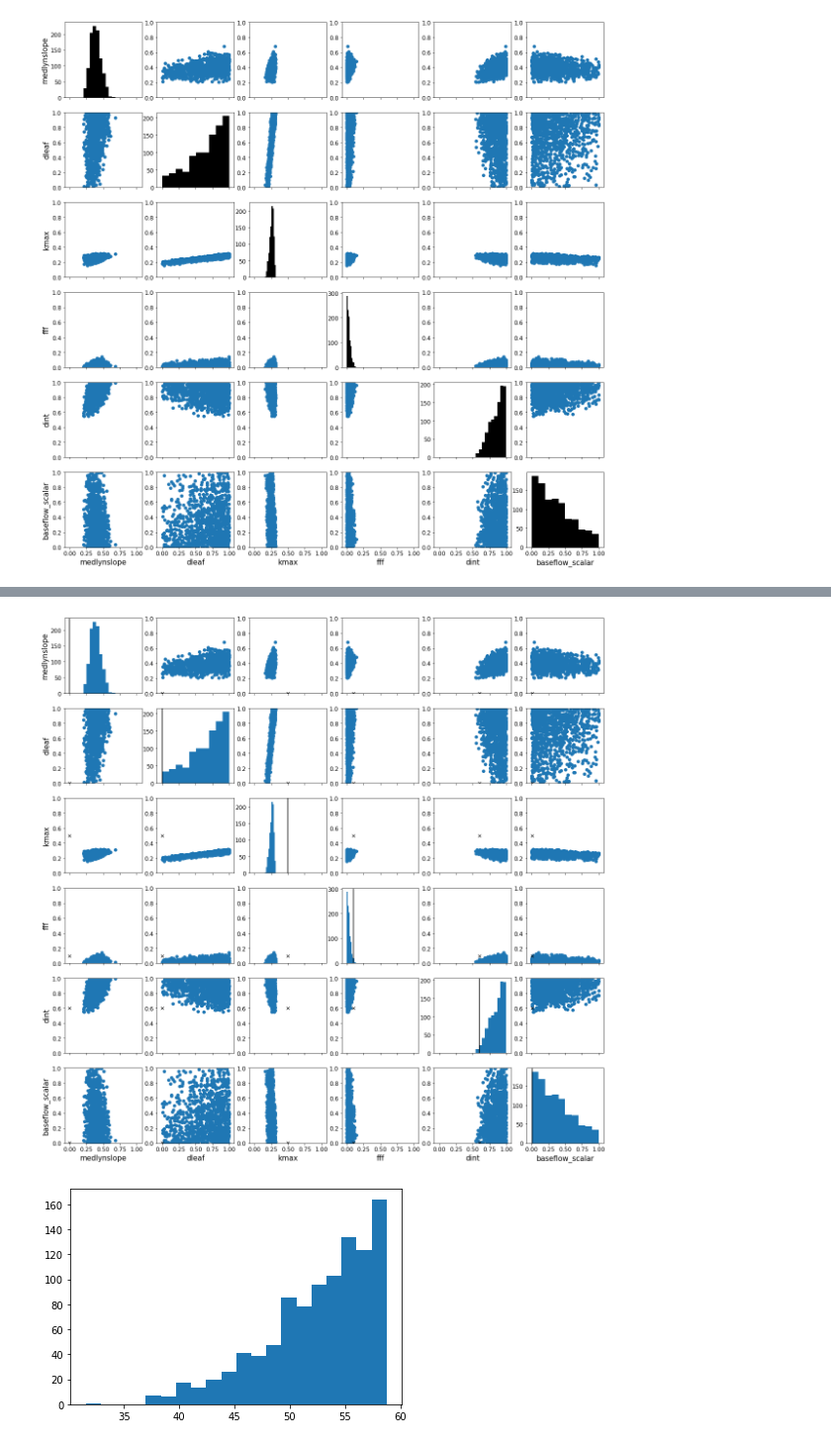
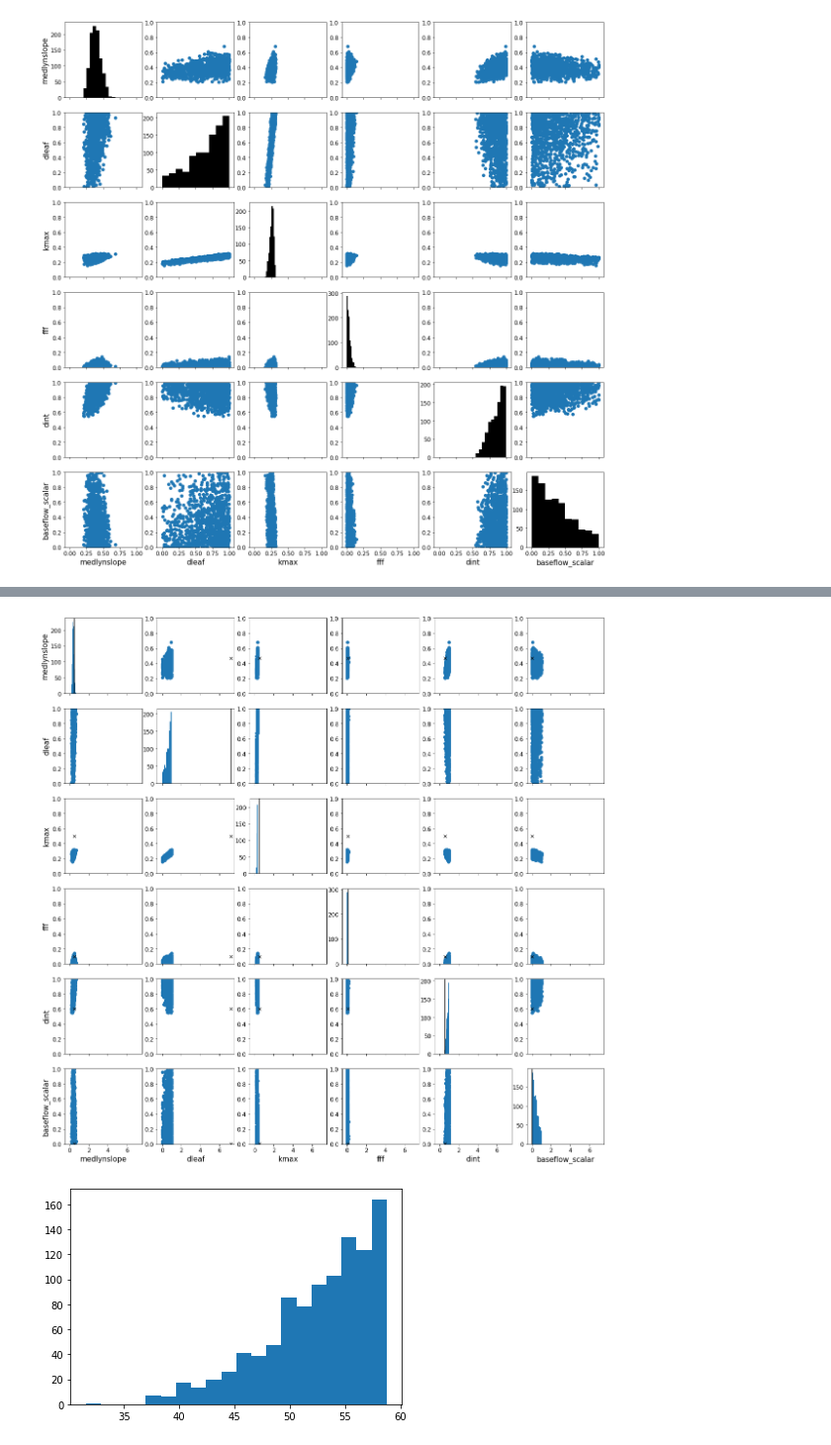
Before and after one commit to katiedagon/CLM5_ParameterUncertainty, a Jupyter notebook: NN/NN_parameter_response_maps.ipynb, the cells around one changed output, grey strips where cells are left out. Shown at 99% size. Saved outputs shown, nothing was run; the diff lists cells and outputs as text; code cells hidden in the pictures.

Commit message:
Update parameter response maps

```diff
--- a/NN/NN_parameter_response_maps.ipynb
+++ b/NN/NN_parameter_response_maps.ipynb
@@ -187,0 +190,3 @@ for i in range(npar):
+# %%
+pscals_subset = np.append(pscals[:,:1], pscals[:,2:5], axis=1)
+pscals_subset.shape
@@ -187,0 +195,19 @@ for i in range(npar):
+# %%
+var_subset = ['medlynslope','kmax','fff','dint']
+npar_subset = len(var_subset)
+fig, axs = plt.subplots(npar_subset, npar_subset, figsize=(15, 15), sharex=True)
+
+for i in range(npar_subset):
+    for j in range(npar_subset):
+        if i == j:
+            axs[j,i].hist(pscals_subset[:,i], bins=10, color='k')
+        else:
+            axs[j,i].scatter(pscals_subset[:,i],pscals_subset[:,j])
+            axs[j,i].set_ylim(0,1)
+        if i == 0:
+            axs[j,i].set_ylabel(var_subset[j], fontsize=15)
+        if j == npar_subset-1:
+            axs[j,i].set_xlabel(var_subset[i], fontsize=15)
+            axs[j,i].xaxis.set_tick_params(labelsize='large')
+        axs[j,i].yaxis.set_tick_params(labelsize='large')
+#plt.savefig("optimal_parameter_response_surfaces_subset.pdf")
@@ -188,27 +216,28 @@ for i in range(npar):
 # %%
 # with some default values (lines on distributions, points on scatterplots)
-defscals = [0,0,0.5,0.096385542,0.6,0.005025126] # from Sensitivity spreadsheet; placeholder zeros for first 2 for now (PFT-varying)
+#defscals = [0,0,0.5,0.096385542,0.6,0.005025126] # from Sensitivity spreadsheet; placeholder zeros for first 2 for now (PFT-varying)
+defscals = [0.469468382, 7.180531279, 0.5, 0.096385542, 0.6, 0.005025126] # avg across PFTs for first 2
 fig, axs = plt.subplots(npar, npar, figsize=(20, 20), sharex=True)
 #axs = axs.ravel()
 
 for i in range(npar):
     for j in range(npar):
         if i == j:
             axs[j,i].hist(pscals[:,i], bins=10)
             axs[j,i].axvline(x=defscals[i], color='k')
         else:
             axs[j,i].scatter(pscals[:,i],pscals[:,j])
             axs[j,i].set_ylim(0,1)
             axs[j,i].plot(defscals[i],defscals[j],'kx')
         if i == 0:
             axs[j,i].set_ylabel(in_vars[j], fontsize=15)
         if j == npar-1:
             axs[j,i].set_xlabel(in_vars[i], fontsize=15)
             axs[j,i].xaxis.set_tick_params(labelsize='large')
         axs[j,i].yaxis.set_tick_params(labelsize='large')
 #plt.savefig("optimal_parameter_response_surfaces_v2.pdf")
 # %% [output]
-[figure, old version]
+[figure, new version]
 # %%
 # sanity check: what are the errors for the pind_1000 parameter indices?
 plt.hist(lhd_err[pind_1000], bins=20);
```
Also changed, not shown: parts of 4 cells of this notebook.
